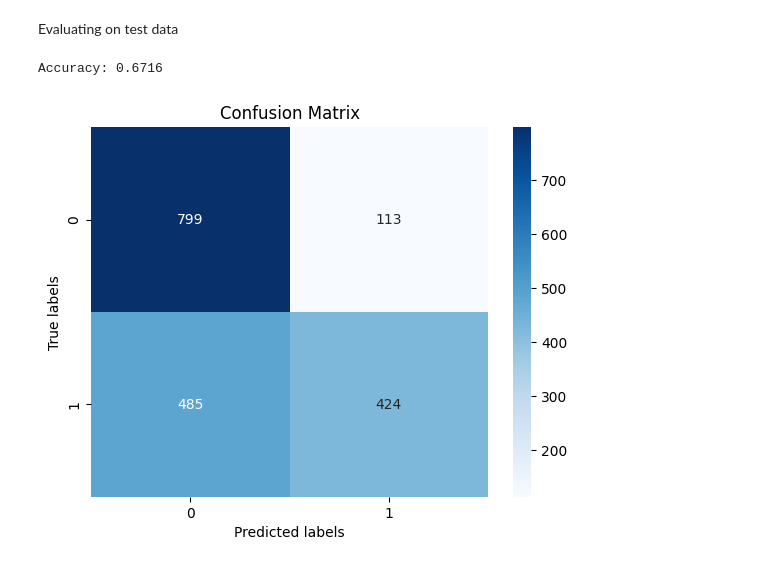
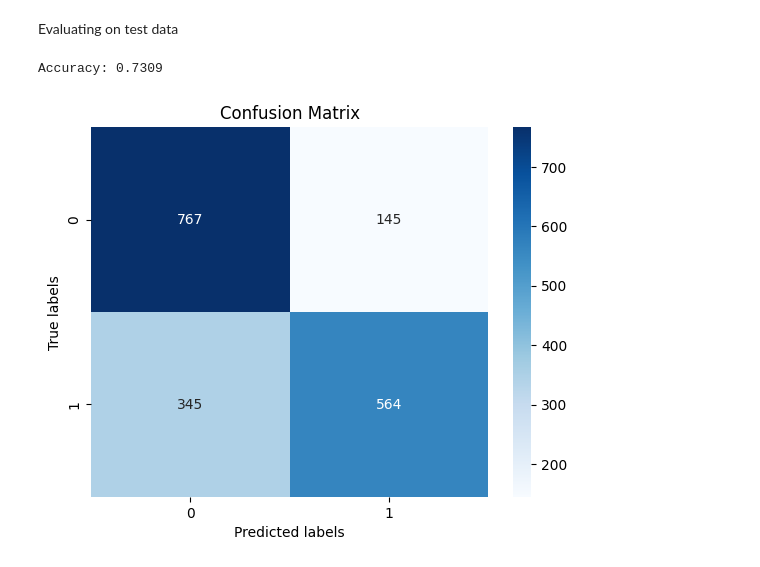
Before and after one commit to Praanshu101/Model_Checkpointing, a Jupyter notebook: Model_Checkpointing.ipynb, the cells around one changed output. Cells and saved outputs as stored; diff of their text form; code cells hidden in the pictures.

```diff
--- a/Model_Checkpointing.ipynb
+++ b/Model_Checkpointing.ipynb
@@ -1415,4 +779,10 @@ Epoch 5/5, Train Loss: 1.4679, Val Loss: 0.5716, Val Acc: 0.8963
 # %% [markdown]
 Loading the checkpoint for BERT embeddings:
+# %%
+# Load bert checkpoint
+with gzip.open("bert_checkpoint.pt.gz", "rb") as f:
+    checkpoint = torch.load(f, map_location=torch.device('cpu'))
+model2.load_state_dict(checkpoint['model_state_dict'])
+optimizer2.load_state_dict(checkpoint['optimizer_state_dict'])
 # %% [markdown]
 Training on BERT embeddings:
@@ -1430,34 +896,38 @@ Evaluating on test data
 from sklearn.metrics import confusion_matrix
 from seaborn import heatmap
 import matplotlib.pyplot as plt
+
+
+test_dataset = TensorDataset(test_features, test_labels)
+test_loader = DataLoader(test_dataset, batch_size=batch_size, shuffle=False)
 
 model.eval()
 y_true = []
 y_pred = []
 
 with torch.no_grad():
     for inputs, labels in test_loader:
         inputs, labels = inputs.to(device).float(), labels.to(device).long()
 
         # Forward pass
         outputs = model(inputs)
 
         # Accuracy calculation
         _, predicted = torch.max(outputs, 1)
         y_true.extend(labels.cpu().numpy())
         y_pred.extend(predicted.cpu().numpy())
 
 # Print the accuracy
 accuracy = sum(np.array(y_true) == np.array(y_pred)) / len(y_true)
 print(f"Accuracy: {accuracy:.4f}")
 
 # Plot the confusion matrix
 cm = confusion_matrix(y_true, y_pred)
 heatmap(cm, annot=True, fmt='d', cmap='Blues')
 plt.xlabel('Predicted labels')
 plt.ylabel('True labels')
 plt.title('Confusion Matrix')
 plt.show()
 # %% [output]
-Accuracy: 0.6716
+Accuracy: 0.7309
-[figure, old version]
+[figure, new version]
```
Also changed, not shown: parts of 18 cells of this notebook.
